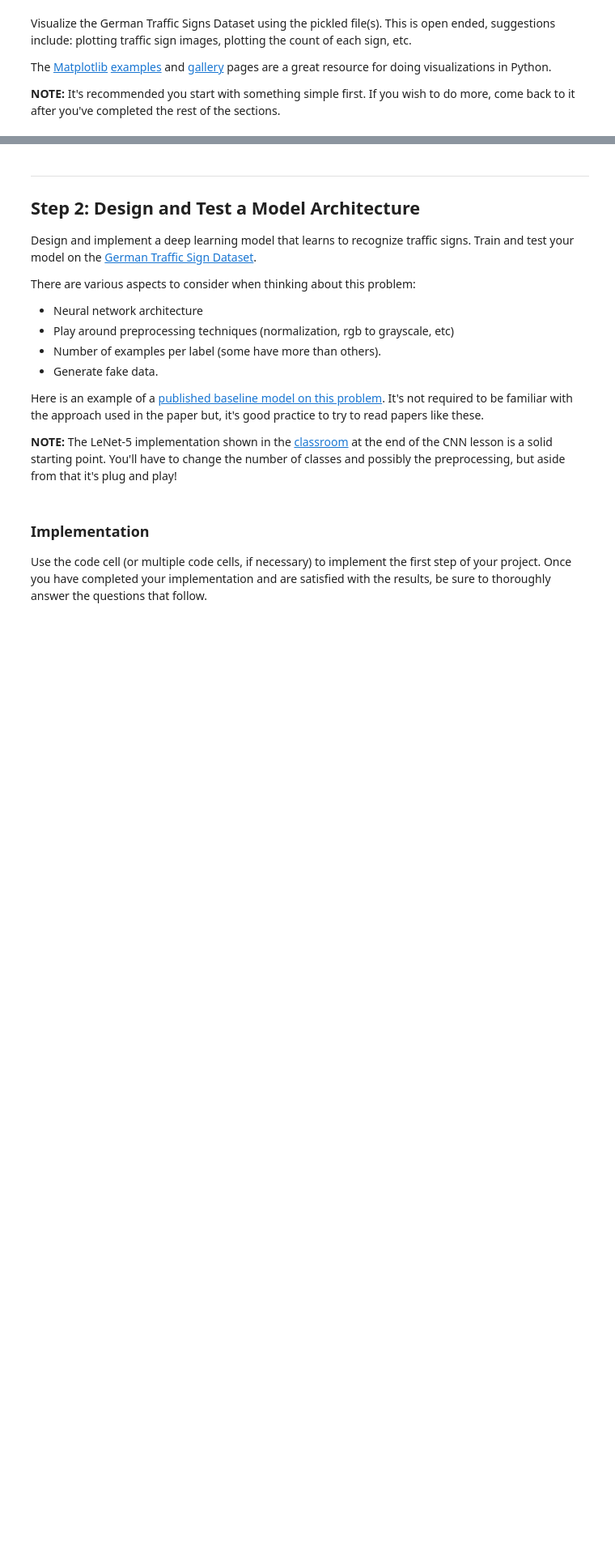
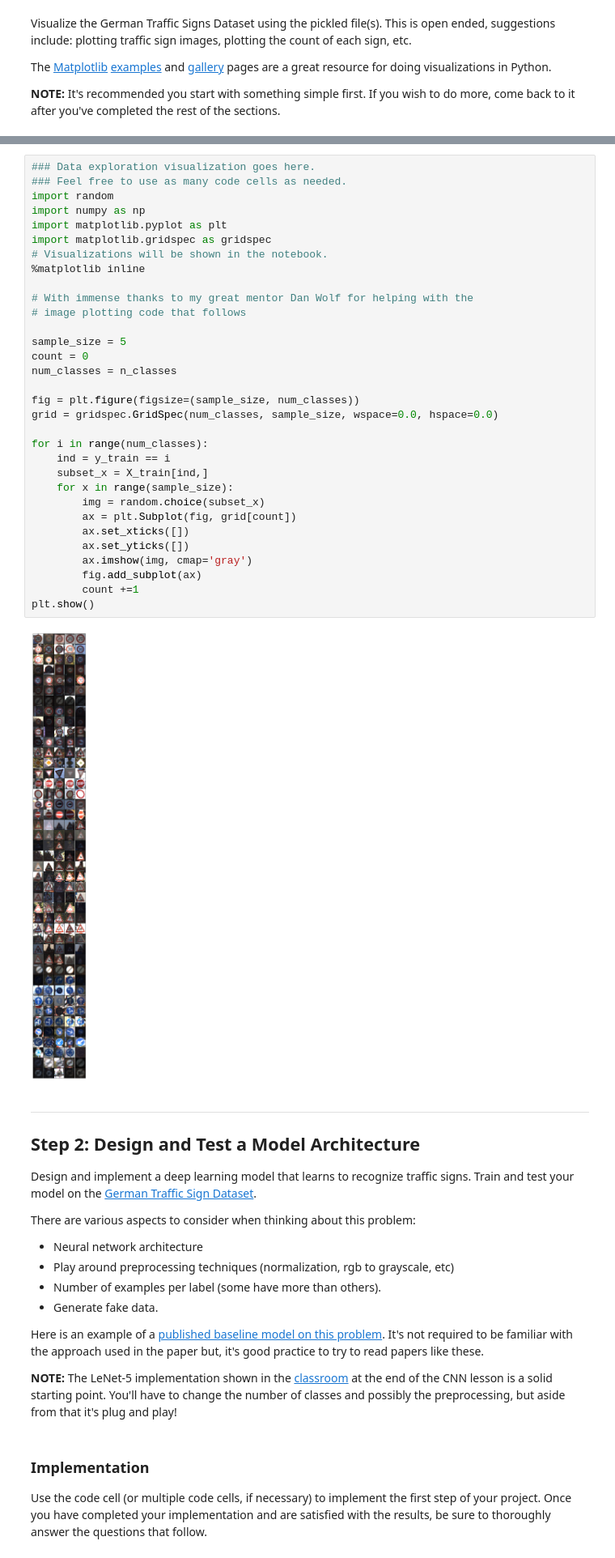
Before and after one commit to rastringer/Traffic-Sign-Classifier, a Jupyter notebook: Traffic_Sign_Classifier.ipynb, the cells around one changed output, grey strips where cells are left out. Shown at 81% size. Drawn from its saved outputs; the diff is of its cells as text; blank space fills up the shorter version.

```diff
--- a/Traffic_Sign_Classifier.ipynb
+++ b/Traffic_Sign_Classifier.ipynb
@@ -136,3 +98,37 @@ for i in range(1, 10):
+# %%
+### Data exploration visualization goes here.
+### Feel free to use as many code cells as needed.
+import random
+import numpy as np
+import matplotlib.pyplot as plt
+import matplotlib.gridspec as gridspec
+# Visualizations will be shown in the notebook.
+%matplotlib inline
+
+# With immense thanks to my great mentor Dan Wolf for helping with the
+# image plotting code that follows
+
+sample_size = 5
+count = 0
+num_classes = n_classes
+
+fig = plt.figure(figsize=(sample_size, num_classes))
+grid = gridspec.GridSpec(num_classes, sample_size, wspace=0.0, hspace=0.0)
+
+for i in range(num_classes):
+    ind = y_train == i
+    subset_x = X_train[ind,]
+    for x in range(sample_size):
+        img = random.choice(subset_x)
+        ax = plt.Subplot(fig, grid[count])
+        ax.set_xticks([])
+        ax.set_yticks([])
+        ax.imshow(img, cmap='gray')
+        fig.add_subplot(ax)
+        count +=1
+plt.show()
+# %% [output]
+[figure, added]
 # %% [markdown]
 ----
 
```
Also changed, not shown: parts of 28 cells of this notebook, 17 other files.
